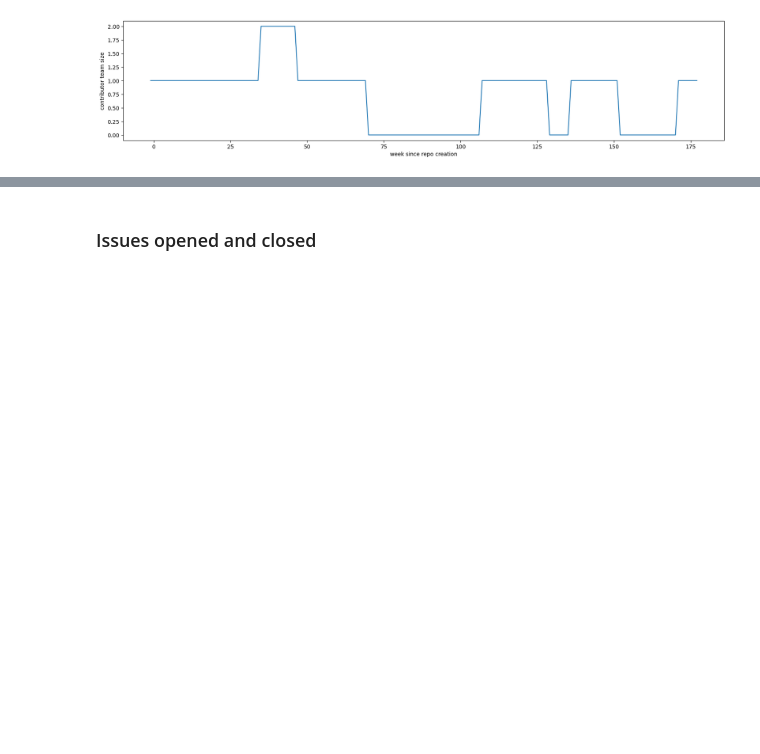
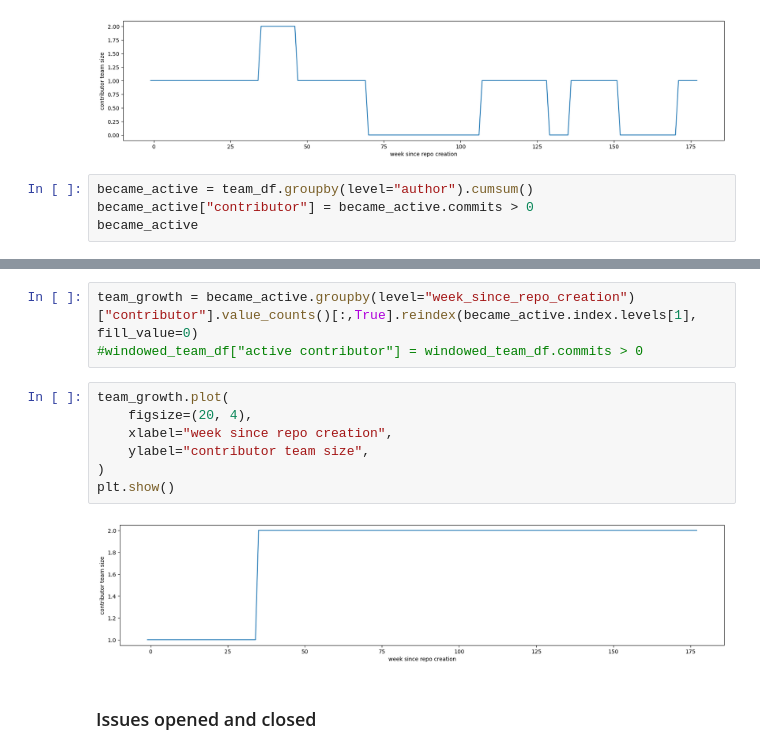
Before and after one commit to softwaresaved/rse-repo-analysis, a Jupyter notebook: analysis/github.ipynb, the cells around one changed output, grey strips where cells are left out. Cells and saved outputs as stored; diff of their text form; blank space fills up the shorter version.

Commit message:
contributor pool #49

```diff
--- a/analysis/github.ipynb
+++ b/analysis/github.ipynb
@@ -892,3 +892,7 @@ team_size.plot(
 plt.show()
 # %% [output]
 [figure]
+# %%
+became_active = team_df.groupby(level="author").cumsum()
+became_active["contributor"] = became_active.commits > 0
+became_active
@@ -895,3 +914,15 @@ plt.show()
+# %%
+team_growth = became_active.groupby(level="week_since_repo_creation")["contributor"].value_counts()[:,True].reindex(became_active.index.levels[1], fill_value=0)
+#windowed_team_df["active contributor"] = windowed_team_df.commits > 0
+# %%
+team_growth.plot(
+    figsize=(20, 4),
+    xlabel="week since repo creation",
+    ylabel="contributor team size",
+)
+plt.show()
+# %% [output]
+[figure, added]
 # %% [markdown]
 ### Issues opened and closed
 # %%
```
Also changed, not shown: parts of 1 cell of this notebook, 1 other file.
